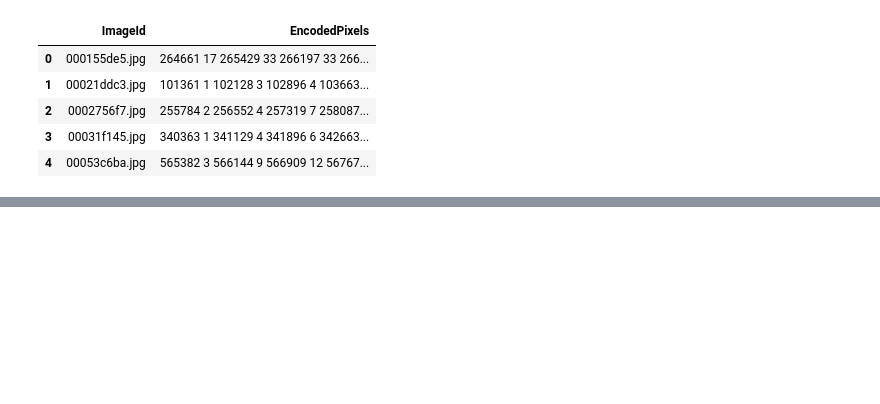
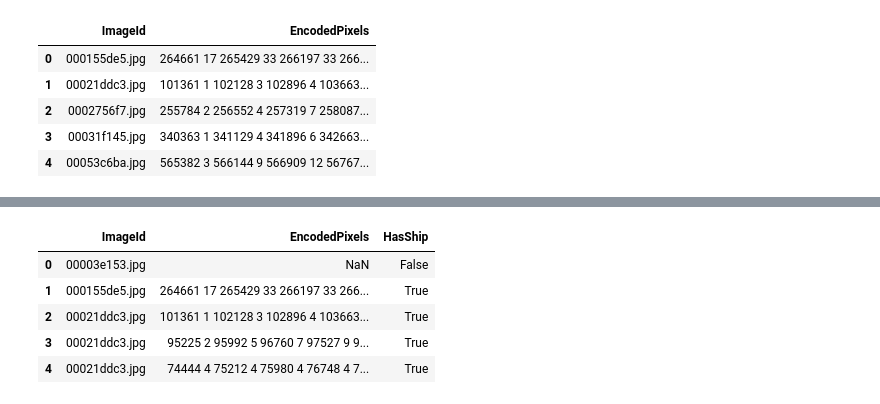
Before and after one commit to alexcampos09/Airbus-Ship-Kaggle-Competition, a Jupyter notebook: Modeling.ipynb, the cells around one changed output, grey strips where cells are left out. Saved outputs shown, nothing was run; the diff lists cells and outputs as text; code cells hidden in the pictures; blank space fills up the shorter version.

```diff
--- a/Modeling.ipynb
+++ b/Modeling.ipynb
@@ -164,0 +197,10 @@ for axes in axes_list:
+# %%
+df['HasShip'] = df['EncodedPixels'].notnull()
+df.head()
+# %% [output]
+|  | ImageId | EncodedPixels | HasShip |
+| 0 | 00003e153.jpg | NaN | False |
+| 1 | 000155de5.jpg | 264661 17 265429 33 266197 33 266... | True |
+| 2 | 00021ddc3.jpg | 101361 1 102128 3 102896 4 103663... | True |
+| 3 | 00021ddc3.jpg | 95225 2 95992 5 96760 7 97527 9 9... | True |
+| 4 | 00021ddc3.jpg | 74444 4 75212 4 75980 4 76748 4 7... | True |
```
Also changed, not shown: parts of 23 cells of this notebook, 1 other file.
